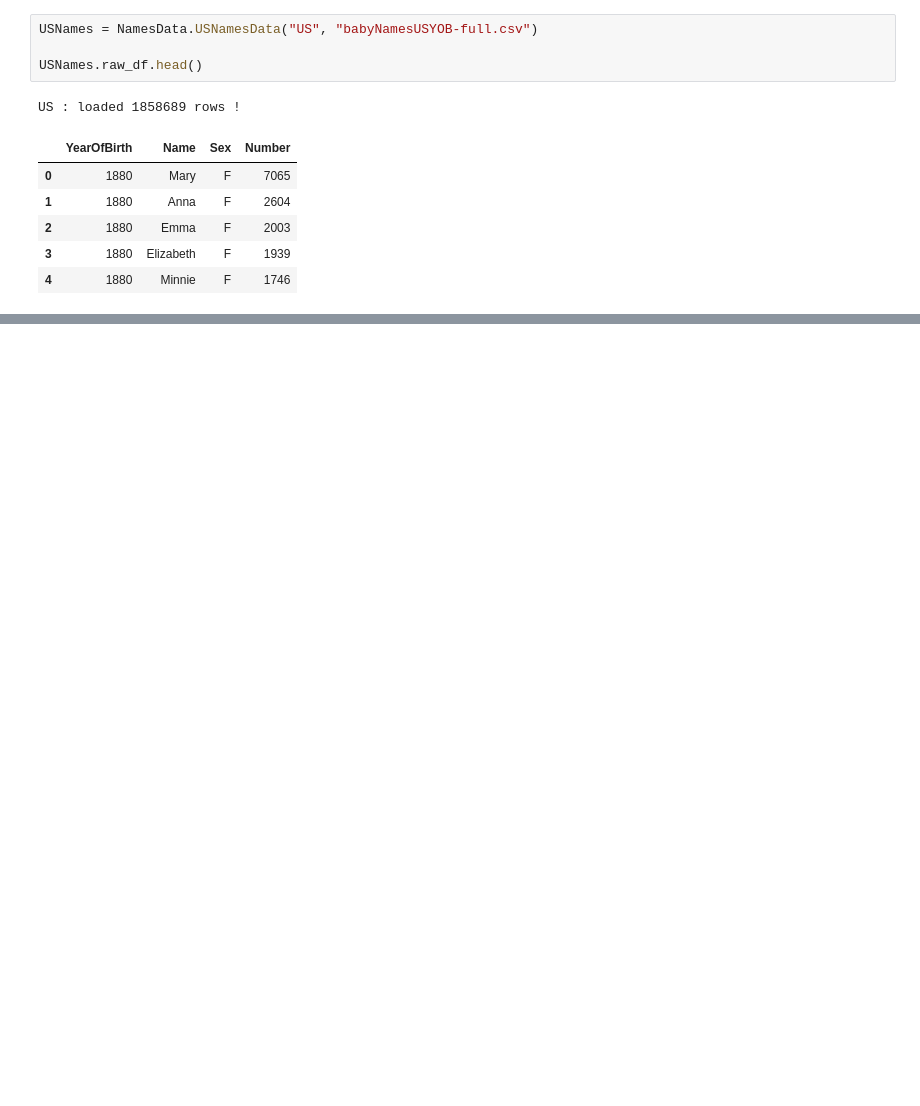
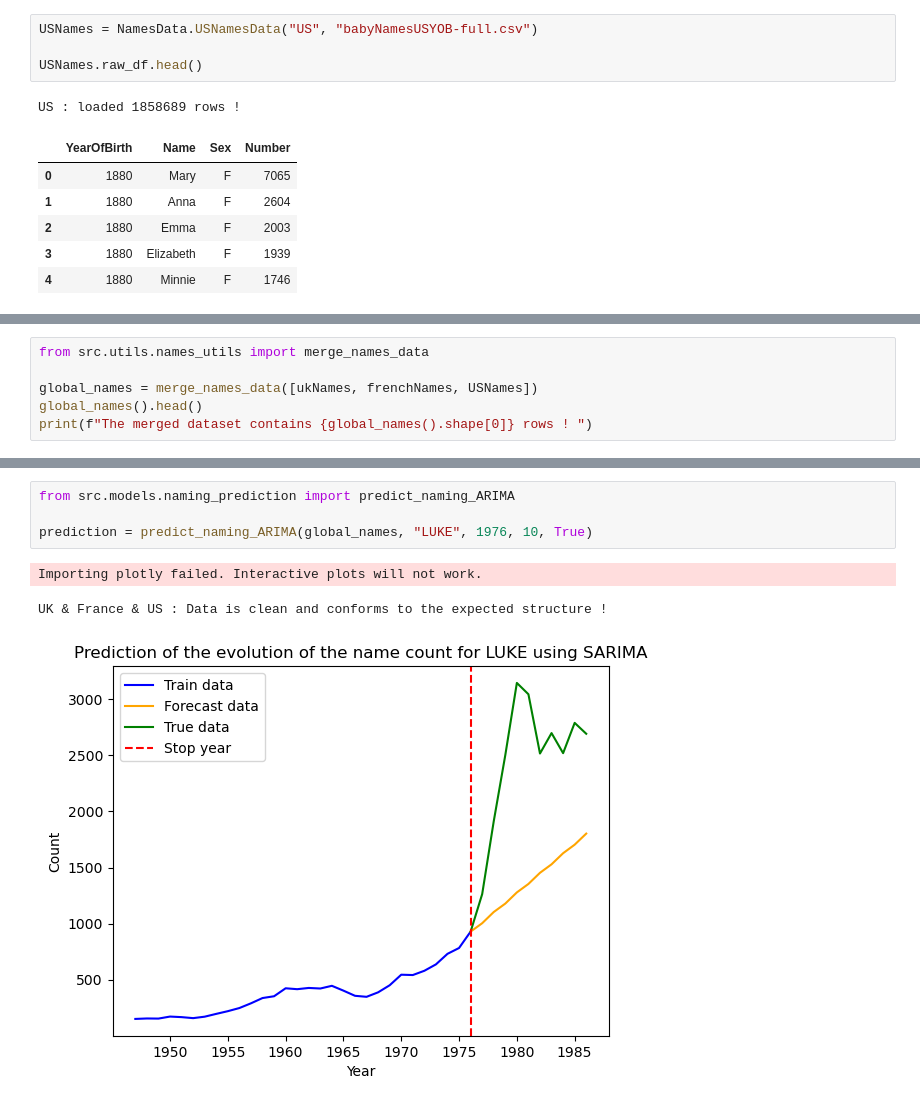
Before and after one commit to epfl-ada/ada-2024-project-dondata2025, a Jupyter notebook: results.ipynb, the cells around one changed output, grey strips where cells are left out. Cells and saved outputs as stored; diff of their text form; blank space fills up the shorter version.

Commit message:
Jeremy's results part on names

```diff
--- a/results.ipynb
+++ b/results.ipynb
@@ -258,0 +278,6 @@ USNames().head()
+# %%
+from src.utils.names_utils import merge_names_data
+
+global_names = merge_names_data([ukNames, frenchNames, USNames])
+global_names().head()
+print(f"The merged dataset contains {global_names().shape[0]} rows ! ")
@@ -258,0 +305,8 @@ USNames().head()
+# %%
+from src.models.naming_prediction import predict_naming_ARIMA
+
+prediction = predict_naming_ARIMA(global_names, "LUKE", 1976, 10, True)
+# %% [output]
+Importing plotly failed. Interactive plots will not work.
+UK & France & US : Data is clean and conforms to the expected structure !
+[figure, added]
```
Also changed, not shown: parts of 12 cells of this notebook, 6 other files.
